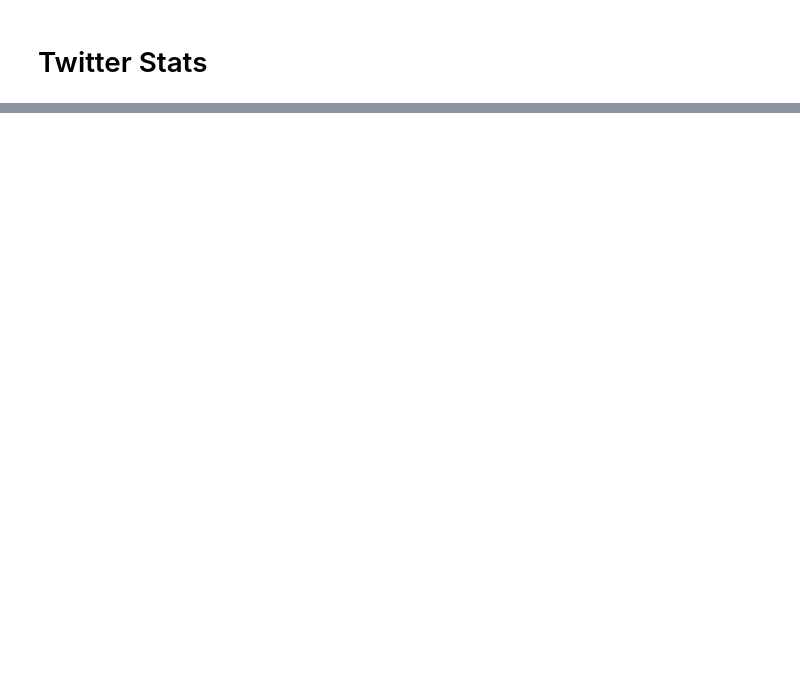
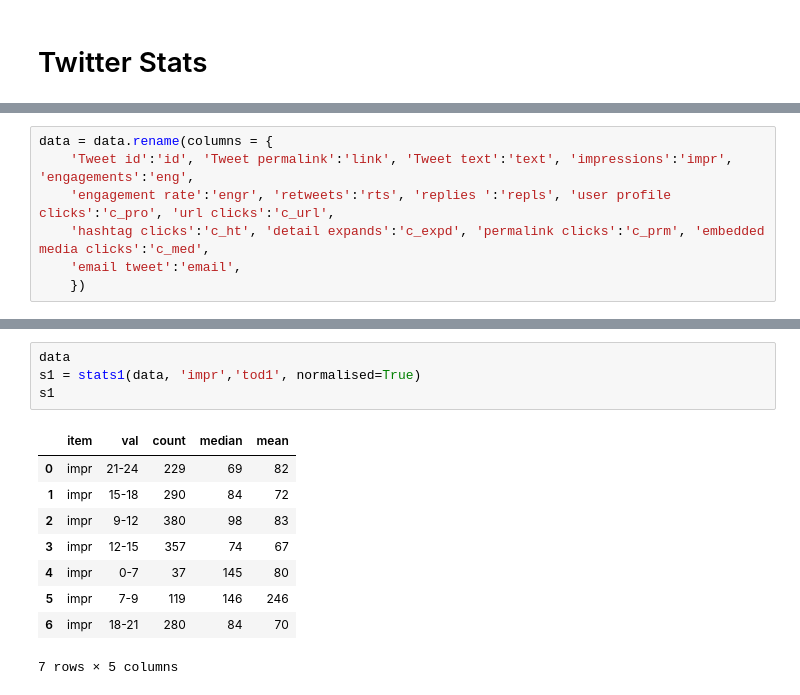
Before and after one commit to oditorium/blog, a Jupyter notebook: iPython/TwitterStats.ipynb, the cells around one changed output, grey strips where cells are left out. Drawn from its saved outputs; the diff is of its cells as text; blank space fills up the shorter version.

```diff
--- a/iPython/TwitterStats.ipynb
+++ b/iPython/TwitterStats.ipynb
@@ -52,0 +21,7 @@ plt.title("Number of Tweets vs Time of Day")
+# %%
+data = data.rename(columns = {
+    'Tweet id':'id', 'Tweet permalink':'link', 'Tweet text':'text', 'impressions':'impr', 'engagements':'eng',
+    'engagement rate':'engr', 'retweets':'rts', 'replies ':'repls', 'user profile clicks':'c_pro', 'url clicks':'c_url',
+    'hashtag clicks':'c_ht', 'detail expands':'c_expd', 'permalink clicks':'c_prm', 'embedded media clicks':'c_med',
+    'email tweet':'email',
+    })
@@ -52,0 +88,14 @@ plt.title("Number of Tweets vs Time of Day")
+# %%
+data
+s1 = stats1(data, 'impr','tod1', normalised=True)
+s1
+# %% [output]
+|  | item | val | count | median | mean |
+| 0 | impr | 21-24 | 229 | 69 | 82 |
+| 1 | impr | 15-18 | 290 | 84 | 72 |
+| 2 | impr | 9-12 | 380 | 98 | 83 |
+| 3 | impr | 12-15 | 357 | 74 | 67 |
+| 4 | impr | 0-7 | 37 | 145 | 80 |
+| 5 | impr | 7-9 | 119 | 146 | 246 |
+| 6 | impr | 18-21 | 280 | 84 | 70 |
+7 rows × 5 columns
```
Also changed, not shown: parts of 19 cells of this notebook.
